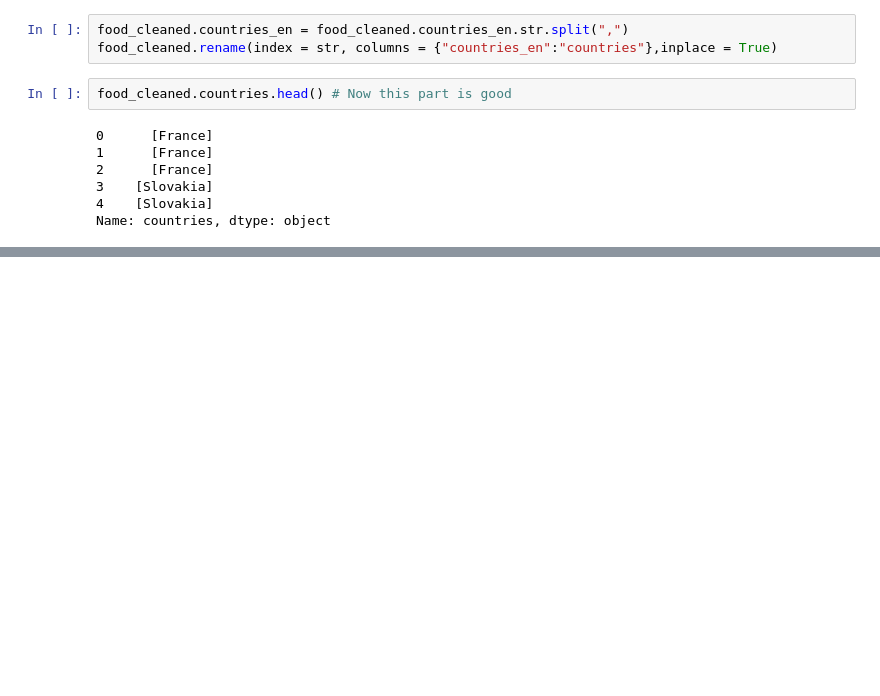
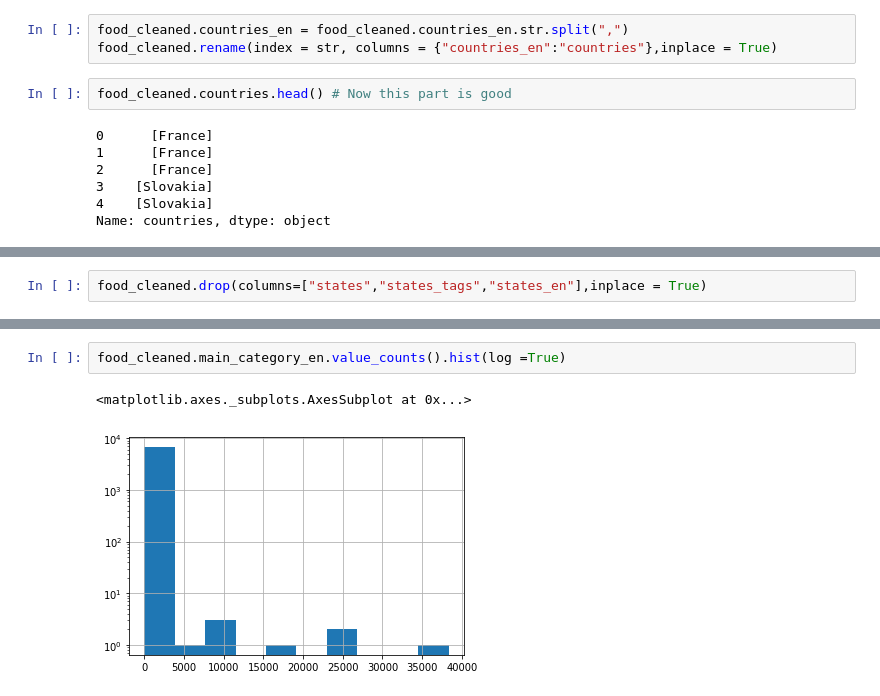
Before and after one commit to Akynna/ADA_Project, a Jupyter notebook: ProjectDidier.ipynb, the cells around one changed output, grey strips where cells are left out. Saved outputs shown, nothing was run; the diff lists cells and outputs as text; blank space fills up the shorter version.

```diff
--- a/ProjectDidier.ipynb
+++ b/ProjectDidier.ipynb
@@ -370,0 +652,2 @@ KeyboardInterrupt:
+# %%
+food_cleaned.drop(columns=["states","states_tags","states_en"],inplace = True)
@@ -370,0 +689,5 @@ KeyboardInterrupt:
+# %%
+food_cleaned.main_category_en.value_counts().hist(log =True)
+# %% [output]
+<matplotlib.axes._subplots.AxesSubplot at 0x...>
+[figure, added]
```
Also changed, not shown: parts of 73 cells of this notebook.
